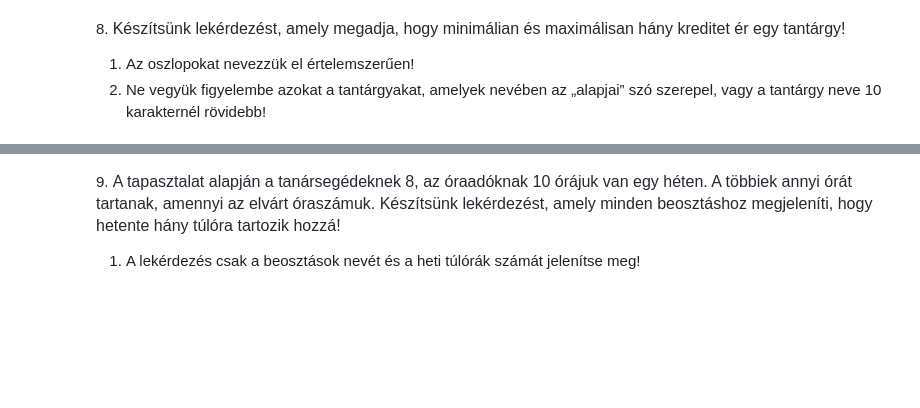
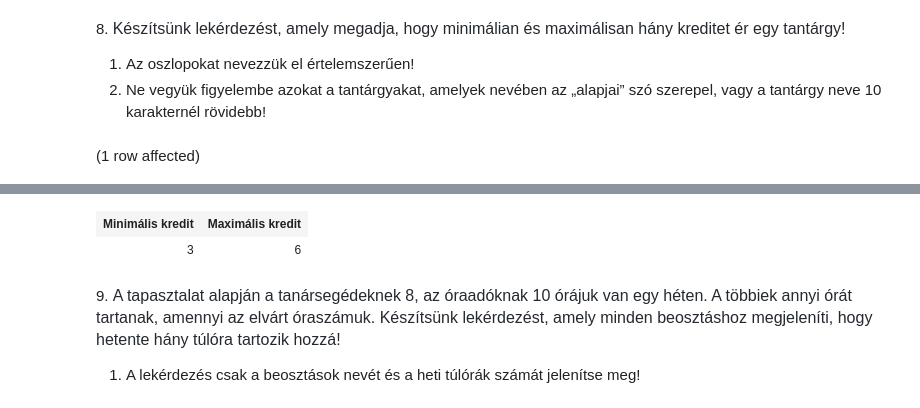
Before and after one commit to Dobo-Lilla/adatbazisok, a Jupyter notebook: gyakorlat02_feladatok .ipynb, the cells around one changed output, grey strips where cells are left out. Cells and saved outputs as stored; diff of their text form; code cells hidden in the pictures; blank space fills up the shorter version.

```diff
--- a/gyakorlat02_feladatok .ipynb
+++ b/gyakorlat02_feladatok .ipynb
@@ -182,3 +182,10 @@ Total execution time: 00:00:00.092
 
 1. Az oszlopokat nevezzük el értelemszerűen!
 2. Ne vegyük figyelembe azokat a tantárgyakat, amelyek nevében az „alapjai” szó szerepel, vagy a tantárgy neve 10 karakternél rövidebb!
+# %%
+SELECT MIN(Kredit) As 'Minimális kredit',
+    MAX(Kredit) AS 'Maximális kredit'
+FROM Tantárgyak
+WHERE Tantárgynév NOT LIKE '%alapjai%' AND LEN(Tantárgynév) <10
+# %% [output]
+(1 row affected)
@@ -185,3 +193,5 @@ Total execution time: 00:00:00.092
+| Minimális kredit | Maximális kredit |
+| 3 | 6 |
 # %% [markdown]
 9. <span style="color: rgb(36, 41, 47); font-family: -apple-system, BlinkMacSystemFont, &quot;Segoe UI&quot;, Helvetica, Arial, sans-serif, &quot;Apple Color Emoji&quot;, &quot;Segoe UI Emoji&quot;; font-size: 16px;">A tapasztalat alapján a tanársegédeknek 8, az óraadóknak 10 órájuk van egy héten. A többiek annyi órát tartanak, amennyi az elvárt óraszámuk. Készítsünk lekérdezést, amely minden beosztáshoz megjeleníti, hogy hetente hány túlóra tartozik hozzá!</span>
 
```
Also changed, not shown: parts of 1 cell of this notebook.
